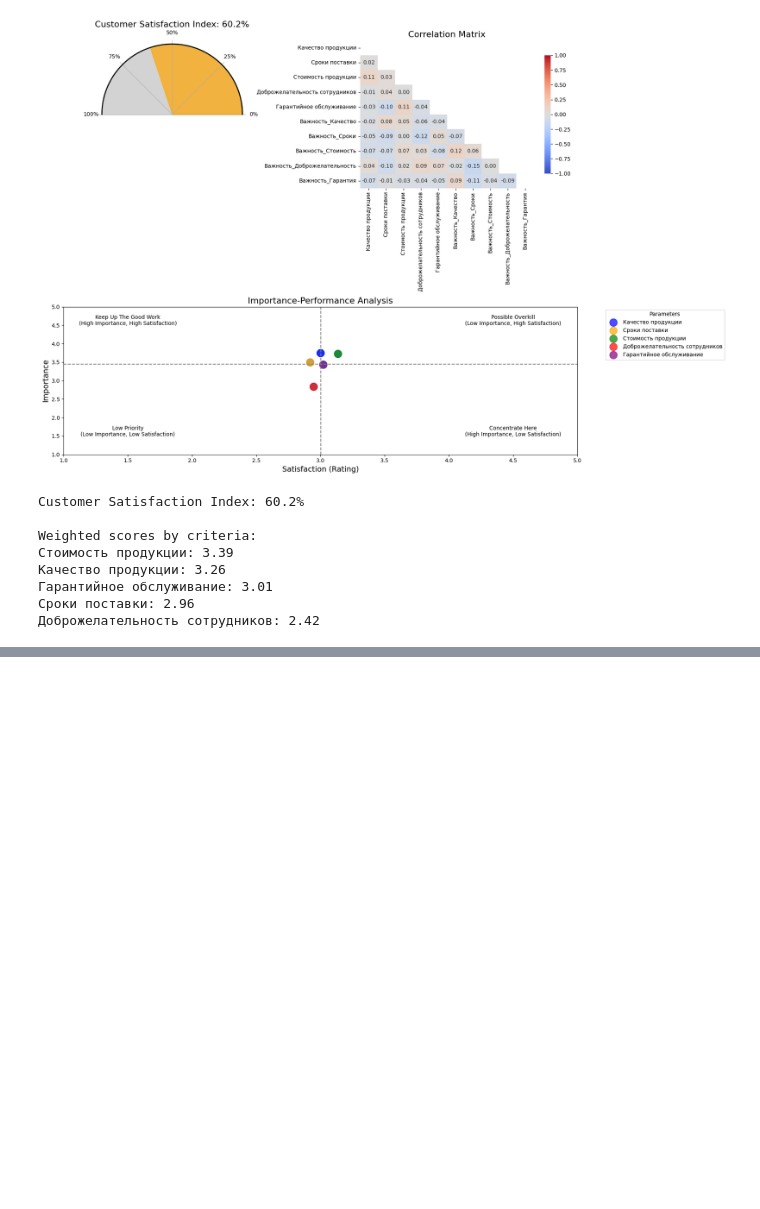
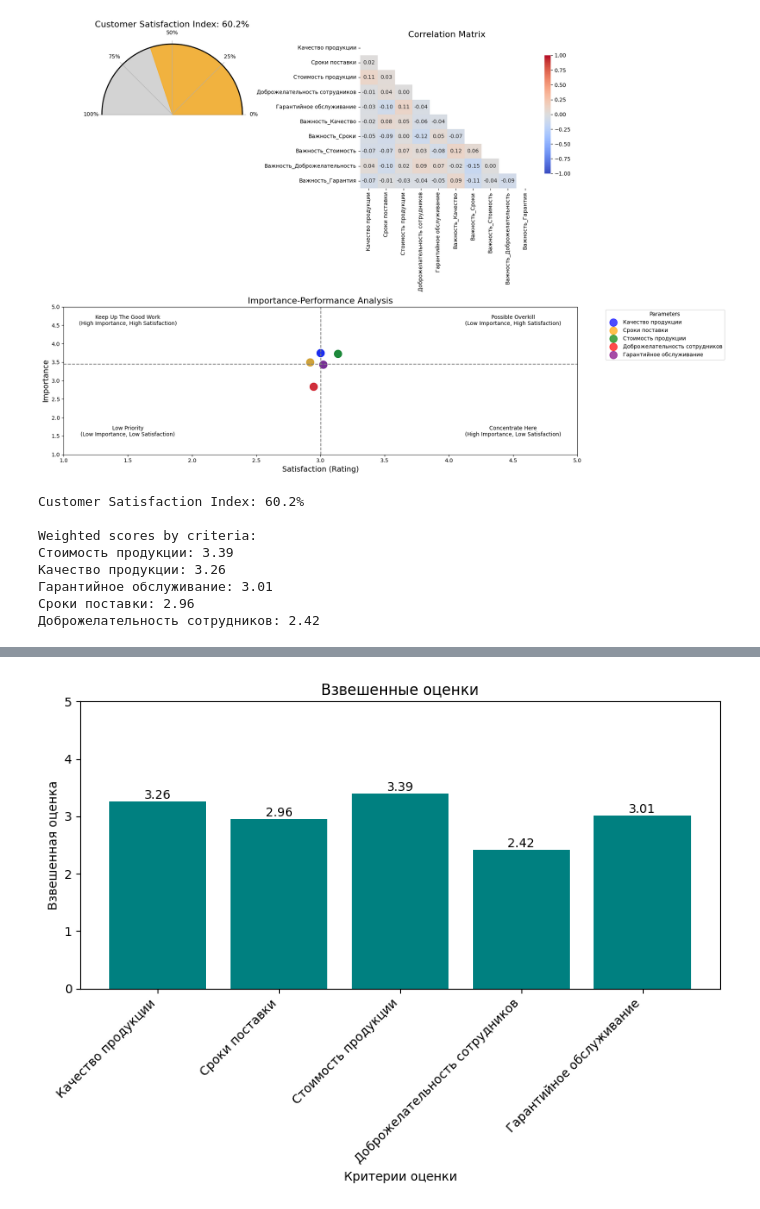
Before and after one commit to zxcvve/consumer_analysis, a Jupyter notebook: analysis.ipynb, the cells around one changed output, grey strips where cells are left out. Cells and saved outputs as stored; diff of their text form; code cells hidden in the pictures; blank space fills up the shorter version.

```diff
--- a/analysis.ipynb
+++ b/analysis.ipynb
@@ -383,0 +384,20 @@ plt.show()
+# %%
+criteria = list(weighted_scores.keys())
+scores = list(weighted_scores.values())
+
+plt.figure(figsize=(8, 6))
+bars = plt.bar(criteria, scores, color='teal')
+plt.xlabel('Критерии оценки')
+plt.ylabel('Взвешенная оценка')
+plt.title('Взвешенные оценки')
+plt.ylim(0, 5)
+plt.xticks(rotation=45, ha='right')
+
+for bar in bars:
+  height = bar.get_height()
+  plt.text(bar.get_x() + bar.get_width() / 2, height, f'{height:.2f}', ha='center', va='bottom')
+
+plt.tight_layout()
+plt.show()
+# %% [output]
+[figure, added]
```
Also changed, not shown: parts of 1 cell of this notebook.
